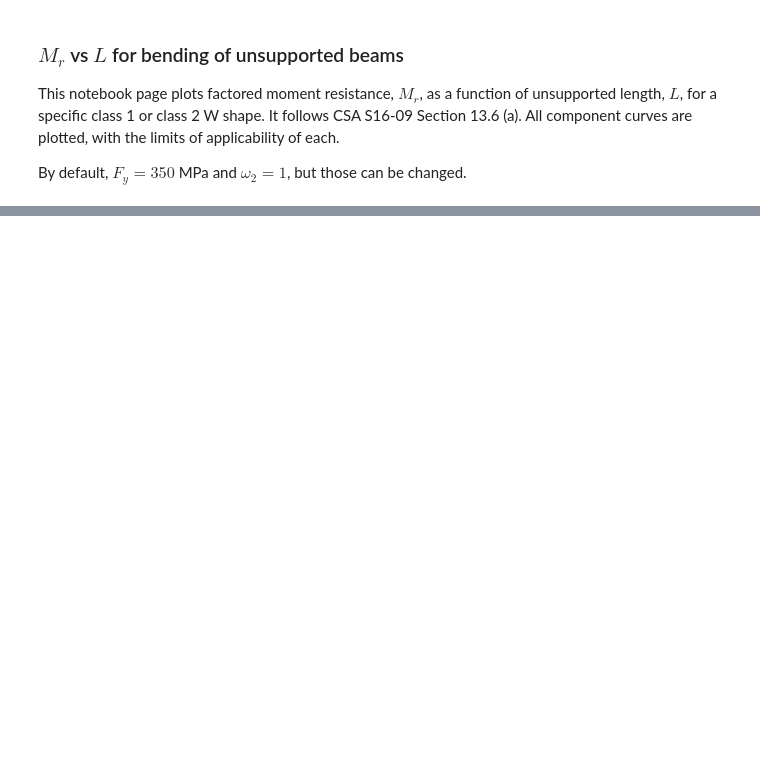
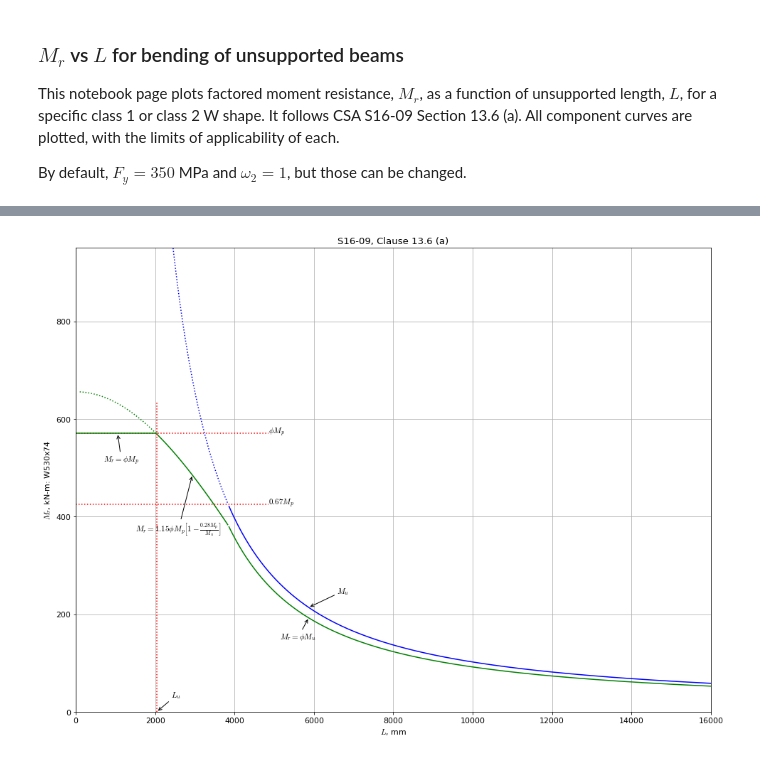
Before and after one commit to nholtz/cive3205, a Jupyter notebook: notebooks/Beams/Plot-Mr-vs-L-2omega2s.ipynb, the cells around one changed output, grey strips where cells are left out. Saved outputs shown, nothing was run; the diff lists cells and outputs as text; code cells hidden in the pictures; blank space fills up the shorter version.

Commit message:
Improved multi-cell plotting

```diff
--- a/notebooks/Beams/Plot-Mr-vs-L-2omega2s.ipynb
+++ b/notebooks/Beams/Plot-Mr-vs-L-2omega2s.ipynb
@@ -56,4 +40,20 @@ Me = 0.67 * Mp            # elastic limit for Mu
 j = np.where(Mu<=Me)[0][0]   # index of first Mu <= 0.67 Mp
 Mr = 1.15*phi*Mp*(1.-(0.28*Mp/Mu[:j+1]))
 k = np.where(Mr<=phi*Mp)[0][0]  # index of first Mr <= phi Mp
+# %%
+%%capture stuff
+plt.rc('font',size=11)
+plt.rc('mathtext',fontset='cm')
+fig, ax = plt.subplots()
+# %%
+fig.set_size_inches((16.,12.))
+ax.grid(True)
+ax.set_ylim((0.,1.5*Mp))
+ax.set_xlim((0.,max(L)))
+
+ax.plot([0.,L[j]+1000.],[phi*Mp,phi*Mp],'r:')
+ax.annotate(s=r'$\phi M_p$',xy=(L[j]+1000.,phi*Mp))
+ax.plot([0.,L[j]+1000.],[Me,Me],'r:')
+ax.annotate(s=r'$0.67 M_p$',xy=(L[j]+1000.,Me));
+#fig
 # %%
@@ -128,0 +74,22 @@ plt.plot([Lu,Lu],[0.,Mp],'r:')
+# %%
+m = int((j+k)/2)
+ax.annotate(s=r'$M_r=1.15 \phi M_p \left[1 - \frac{0.28 M_p}{M_u}\right]$',
+             xy=(L[m],Mr[m]),
+             xytext=(-80,-80),textcoords='offset points',
+            arrowprops=dict(arrowstyle='->'))
+m = int(k/2)
+ax.annotate(s=r'$M_r=\phi M_p$',xy=(L[m],phi*Mp),
+            xytext=(-20,-40),textcoords='offset points',
+            arrowprops=dict(arrowstyle='->'))
+
+Lu = L[k]
+ax.plot([Lu,Lu],[0.,Mp],'r:')
+ax.annotate(s=r'$L_u$',xy=[Lu,0.],xytext=(20,20),textcoords='offset points',
+            arrowprops=dict(arrowstyle='->'))
+
+ax.set_ylabel(r'$M_r$, kN-m: '+Dsg)
+ax.set_xlabel(r'$L$, mm')
+ax.set_title(r'S16-09, Clause 13.6 (a)');
+fig
+# %% [output]
+[figure, added]
```
Also changed, not shown: parts of 7 cells of this notebook.
